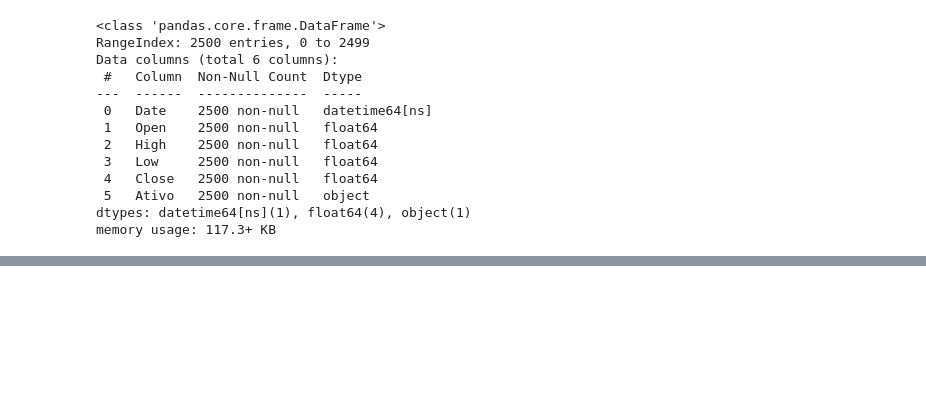
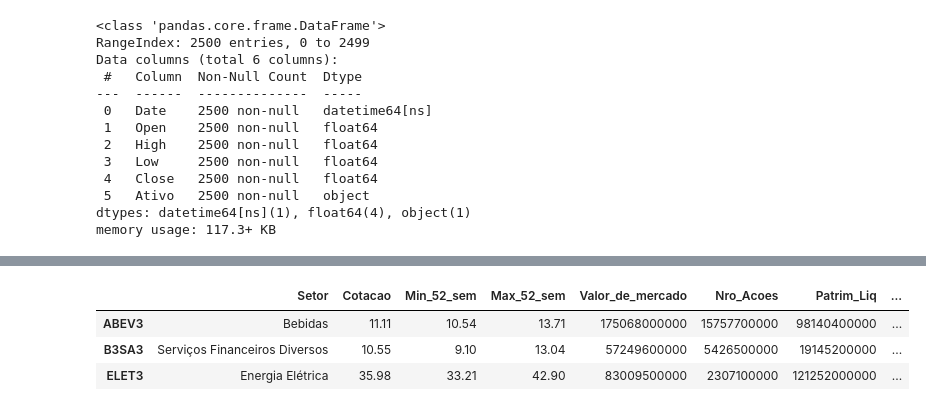
Before and after one commit to Cr0l3y/integ_python_BI, a Jupyter notebook: projeto.ipynb, the cells around one changed output, grey strips where cells are left out. Cells and saved outputs as stored; diff of their text form; code cells hidden in the pictures; blank space fills up the shorter version.

```diff
--- a/projeto.ipynb
+++ b/projeto.ipynb
@@ -90,0 +112,8 @@ memory usage: 117.3+ KB
+# %%
+# Criando um df com algumas infos da carteira
+ind = pd.concat([fundamentus.get_papel(papel)[['Setor', 'Cotacao', 'Min_52_sem', 'Max_52_sem',
+                                               'Valor_de_mercado', 'Nro_Acoes', 'Patrim_Liq',
+                                               'Receita_Liquida_12m','Receita_Liquida_3m',
+                                               'Lucro_Liquido_12m', 'Lucro_Liquido_3m']] for papel in carteira_fund])
+ind.head(3)
+# %% [output]
@@ -90,0 +130,4 @@ memory usage: 117.3+ KB
+|  | Setor | Cotacao | Min_52_sem | Max_52_sem | Valor_de_mercado | Nro_Acoes | Patrim_Liq | ... |
+| ABEV3 | Bebidas | 11.11 | 10.54 | 13.71 | 175068000000 | 15757700000 | 98140400000 | ... |
+| B3SA3 | Serviços Financeiros Diversos | 10.55 | 9.10 | 13.04 | 57249600000 | 5426500000 | 19145200000 | ... |
+| ELET3 | Energia Elétrica | 35.98 | 33.21 | 42.90 | 83009500000 | 2307100000 | 121252000000 | ... |
```
Also changed, not shown: parts of 15 cells of this notebook.
